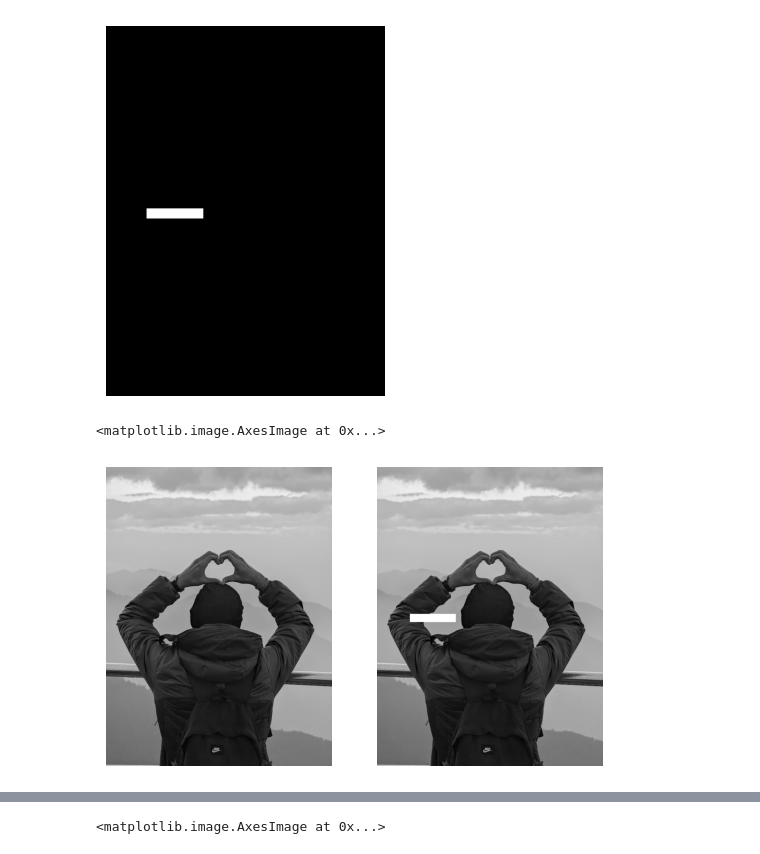
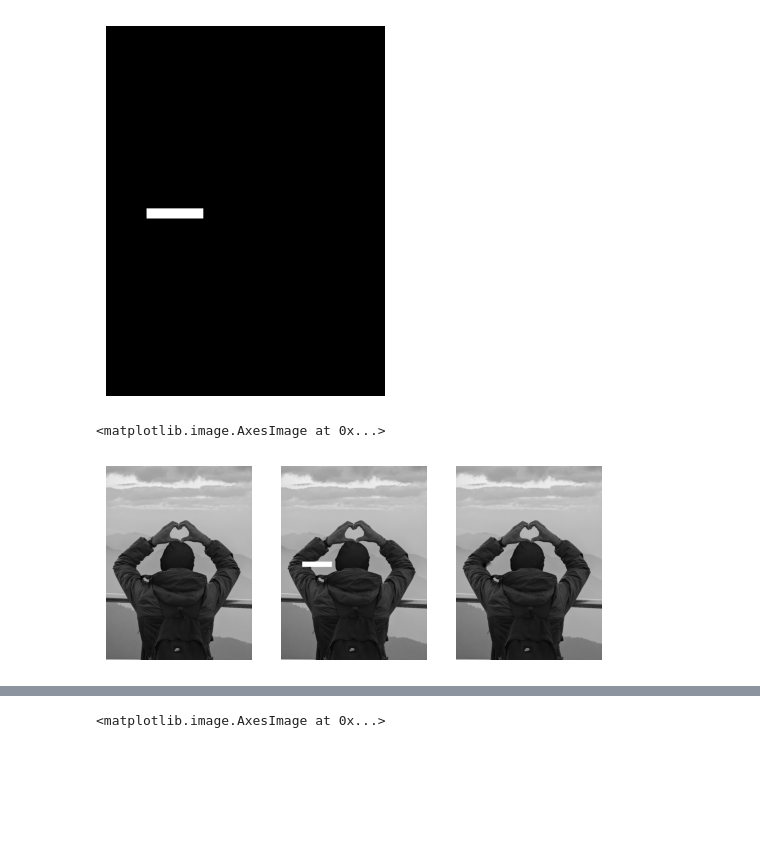
Before and after one commit to Abhijeet-KC/Image_Processing, a Jupyter notebook: Augmentation, Morphology and Restoration/Code.ipynb, the cells around one changed output, grey strips where cells are left out. Cells and saved outputs as stored; diff of their text form; code cells hidden in the pictures; blank space fills up the shorter version.

```diff
--- a/Augmentation, Morphology and Restoration/Code.ipynb
+++ b/Augmentation, Morphology and Restoration/Code.ipynb
@@ -276,23 +277,24 @@ plt.imshow(mask, cmap='gray')
 (913, 688)
 <matplotlib.image.AxesImage at 0x...>
 [figure]
-# %%
-damaged_image = image.copy()
-
-damaged_image_gray = rgb2gray(damaged_image)
-plt.subplot(1,2,1)
-plt.axis('off')
-plt.imshow(damaged_image_gray, cmap ='gray')
-
-damaged_image_gray[mask == 1] = 1
-plt.subplot(1,2,2)
-plt.axis('off')
-plt.imshow(damaged_image_gray, cmap = 'gray')
-# %% [output]
-<matplotlib.image.AxesImage at 0x...>
-[figure, removed]
 # %%
-##Biharmonic
-from skimage.restoration import inpaint
+##Using Biharmonic Mehod
+damaged_image = image.copy()
+
+damaged_image_gray = rgb2gray(damaged_image)
+plt.subplot(1,3,1)
+plt.axis('off')
+plt.imshow(damaged_image_gray, cmap ='gray')
+
+damaged_image_gray[mask == 1] = 1
+plt.subplot(1,3,2)
+plt.axis('off')
+plt.imshow(damaged_image_gray, cmap = 'gray')
 
 restored_biharmonic = inpaint.inpaint_biharmonic(damaged_image_gray, mask)
+plt.subplot(1,3,3)
+plt.axis('off')
+plt.imshow(restored_biharmonic, cmap='gray')
+# %% [output]
+<matplotlib.image.AxesImage at 0x...>
+[figure, added]
```
Also changed, not shown: parts of 4 cells of this notebook.
